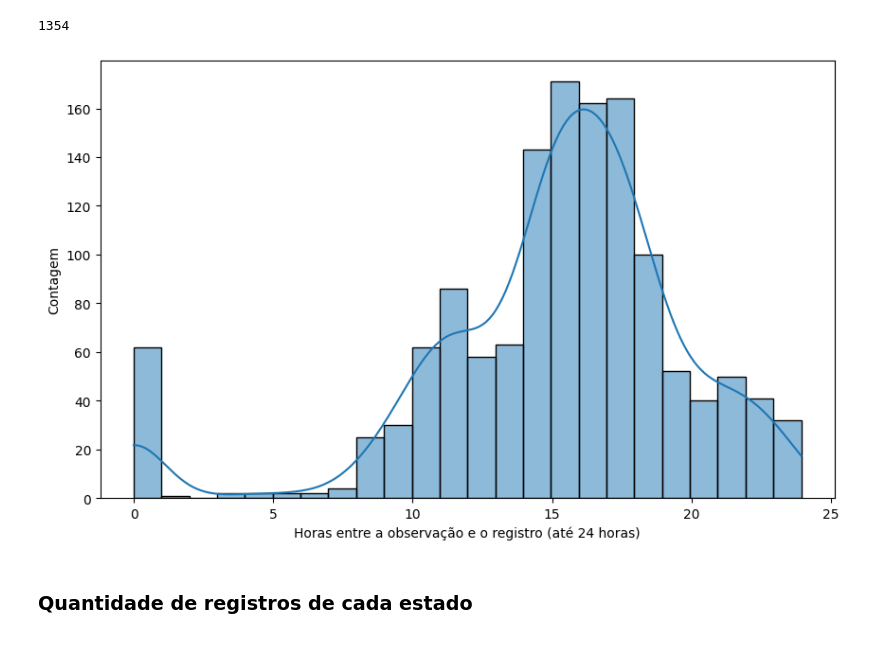
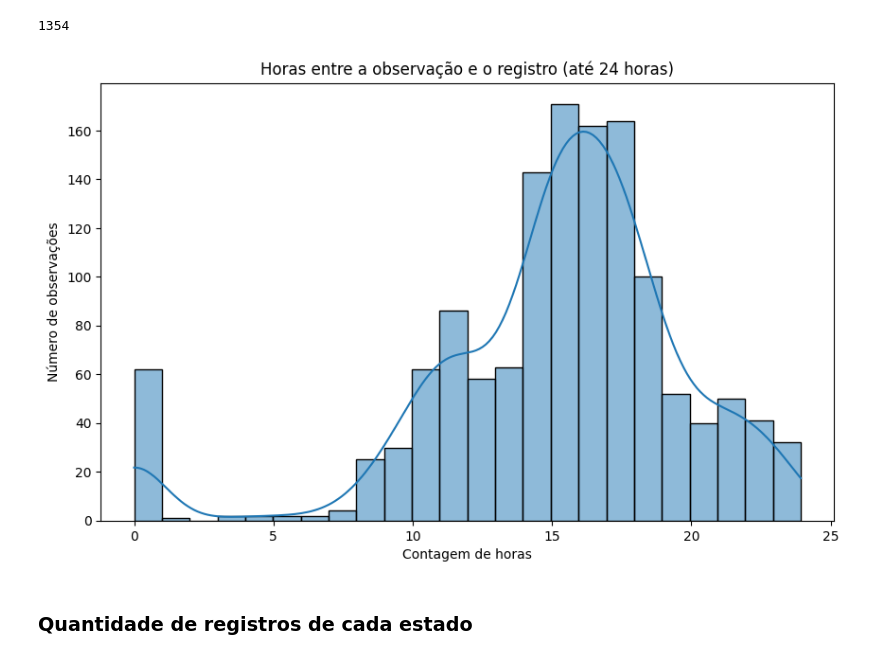
Before and after one commit to mariabrandaob/PCD-2-IBAMA, a Jupyter notebook: PCD_2_IBAMA.ipynb, the cells around one changed output. Cells and saved outputs as stored; diff of their text form; code cells hidden in the pictures.

```diff
--- a/PCD_2_IBAMA.ipynb
+++ b/PCD_2_IBAMA.ipynb
@@ -507,11 +513,13 @@ for i in zero_day_count_dif:
 # %%
 plt.figure(figsize=(10,6))
 sns.histplot(data=hours_count, binwidth=1, kde=True)
-plt.xlabel("Horas entre a observação e o registro (até 24 horas)")
-plt.ylabel("Contagem")
+
+plt.xlabel("Contagem de horas")
+plt.ylabel("Número de observações")
+plt.title("Horas entre a observação e o registro (até 24 horas)")
 plt.show()
 # %% [output]
-[figure, old version]
+[figure, new version]
 # %% [markdown]
 ### Quantidade de registros de cada estado
 # %% [markdown]
```
Also changed, not shown: parts of 21 cells of this notebook.
